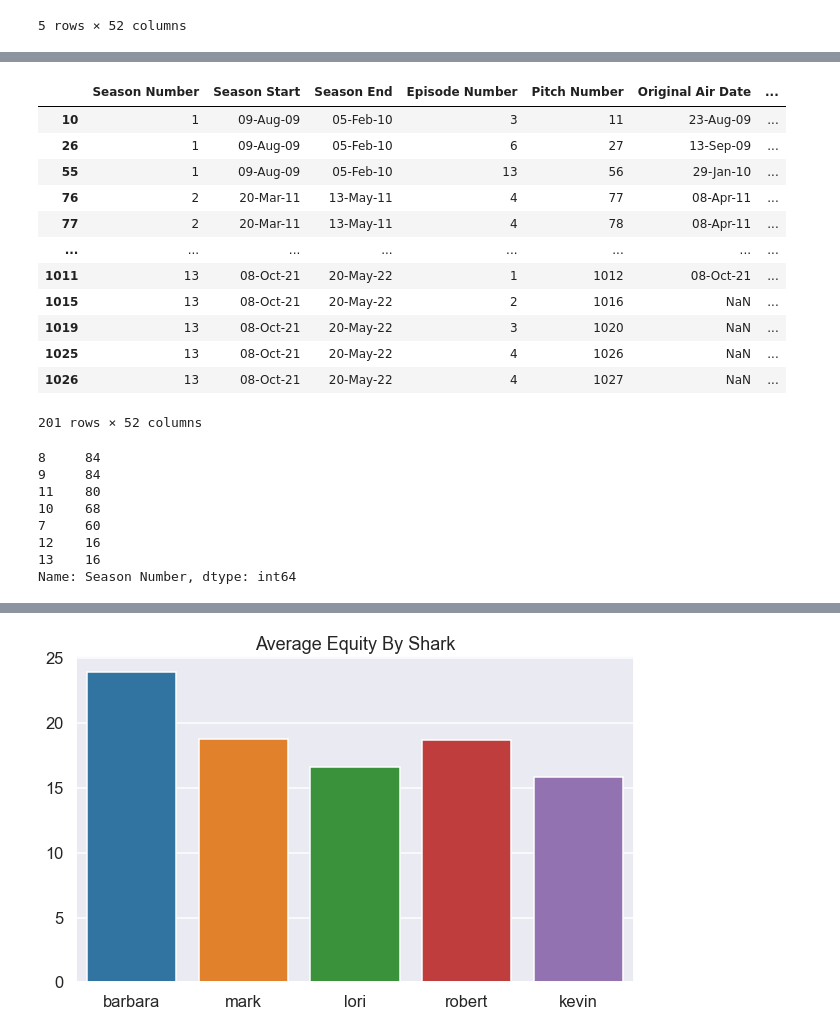
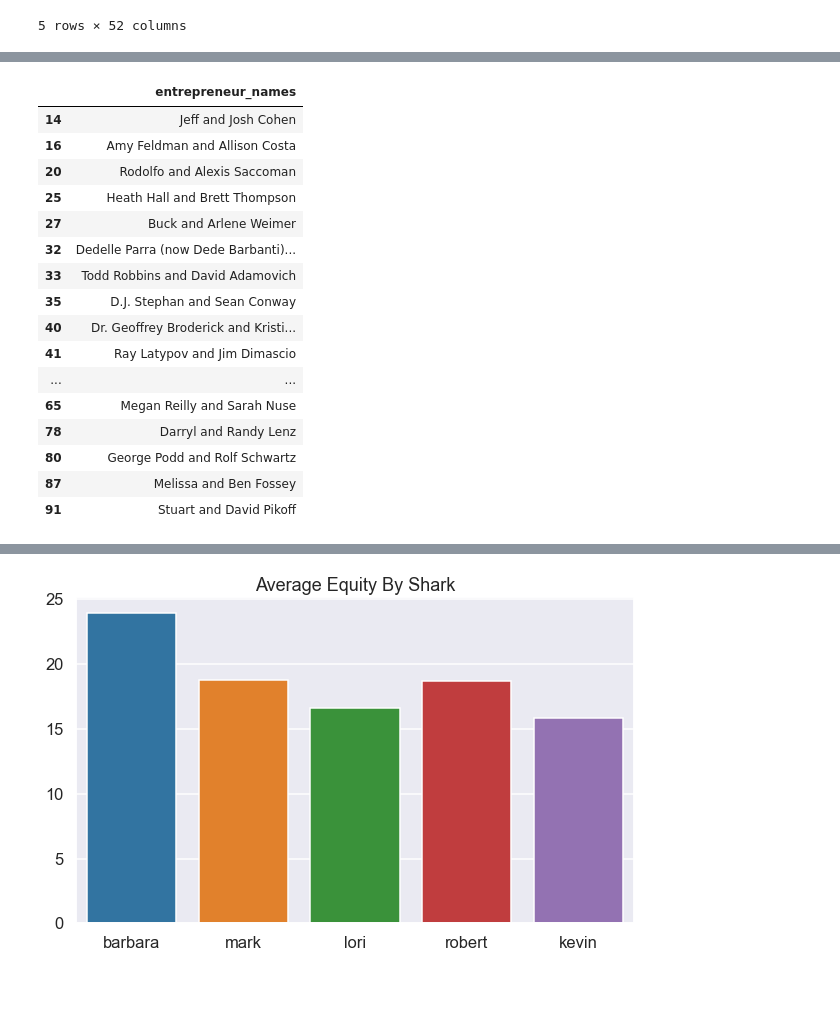
Before and after one commit to CGrannan/shark_tank, a Jupyter notebook: shark_tank.ipynb, the cells around one changed output, grey strips where cells are left out. Saved outputs shown, nothing was run; the diff lists cells and outputs as text; code cells hidden in the pictures; blank space fills up the shorter version.

Commit message:
started data cleaning, split off csvs for Tyler to use

```diff
--- a/shark_tank.ipynb
+++ b/shark_tank.ipynb
@@ -59,0 +114,5 @@ dtype: int64
+# %%
+df.guest_name = df.guest_name.fillna('No Guest')
+df.notes = df.notes.fillna('N/A')
+final_columns = df.drop(['loan', 'royalty_deal', 'pitchers_average_age', 'us_viewership', 'entrepreneur_names', 'company_website'], axis=1)
+final_columns.isna().sum()
@@ -60,27 +147,23 @@ dtype: int64
 # %%
-df[df['Guest Name'].notna()]
+df[df.multiple_entrepreneurs == 1.0][['entrepreneur_names']][:25]
 # %% [output]
-|  | Season Number | Season Start | Season End | Episode Number | Pitch Number | Original Air Date | ... |
-| 10 | 1 | 09-Aug-09 | 05-Feb-10 | 3 | 11 | 23-Aug-09 | ... |
-| 26 | 1 | 09-Aug-09 | 05-Feb-10 | 6 | 27 | 13-Sep-09 | ... |
-| 55 | 1 | 09-Aug-09 | 05-Feb-10 | 13 | 56 | 29-Jan-10 | ... |
-| 76 | 2 | 20-Mar-11 | 13-May-11 | 4 | 77 | 08-Apr-11 | ... |
-| 77 | 2 | 20-Mar-11 | 13-May-11 | 4 | 78 | 08-Apr-11 | ... |
-| ... | ... | ... | ... | ... | ... | ... | ... |
-| 1011 | 13 | 08-Oct-21 | 20-May-22 | 1 | 1012 | 08-Oct-21 | ... |
-| 1015 | 13 | 08-Oct-21 | 20-May-22 | 2 | 1016 | NaN | ... |
-| 1019 | 13 | 08-Oct-21 | 20-May-22 | 3 | 1020 | NaN | ... |
-| 1025 | 13 | 08-Oct-21 | 20-May-22 | 4 | 1026 | NaN | ... |
-| 1026 | 13 | 08-Oct-21 | 20-May-22 | 4 | 1027 | NaN | ... |
+|  | entrepreneur_names |
+| 14 | Jeff and Josh Cohen |
+| 16 | Amy Feldman and Allison Costa |
+| 20 | Rodolfo and Alexis Saccoman |
+| 25 | Heath Hall and Brett Thompson |
+| 27 | Buck and Arlene Weimer |
+| 32 | Dedelle Parra (now Dede Barbanti)... |
+| 33 | Todd Robbins and David Adamovich |
+| 35 | D.J. Stephan and Sean Conway |
+| 40 | Dr. Geoffrey Broderick and Kristi... |
+| 41 | Ray Latypov and Jim Dimascio |
+| ... | ... |
+| 65 | Megan Reilly and Sarah Nuse |
+| 78 | Darryl and Randy Lenz |
+| 80 | George Podd and Rolf Schwartz |
+| 87 | Melissa and Ben Fossey |
+| 91 | Stuart and David Pikoff |
-201 rows × 52 columns
 # %%
-print(df[df['Original Air Date'].isna()]['Season Number'].value_counts())
+missing_air_date = df[df.original_air_date.isna()]
+missing_air_date.to_csv('missing_air_date.csv')
-# %% [output]
-8     84
-9     84
-11    80
-10    68
-7     60
-12    16
-13    16
-Name: Season Number, dtype: int64
```
Also changed, not shown: parts of 18 cells of this notebook, 3 other files.
